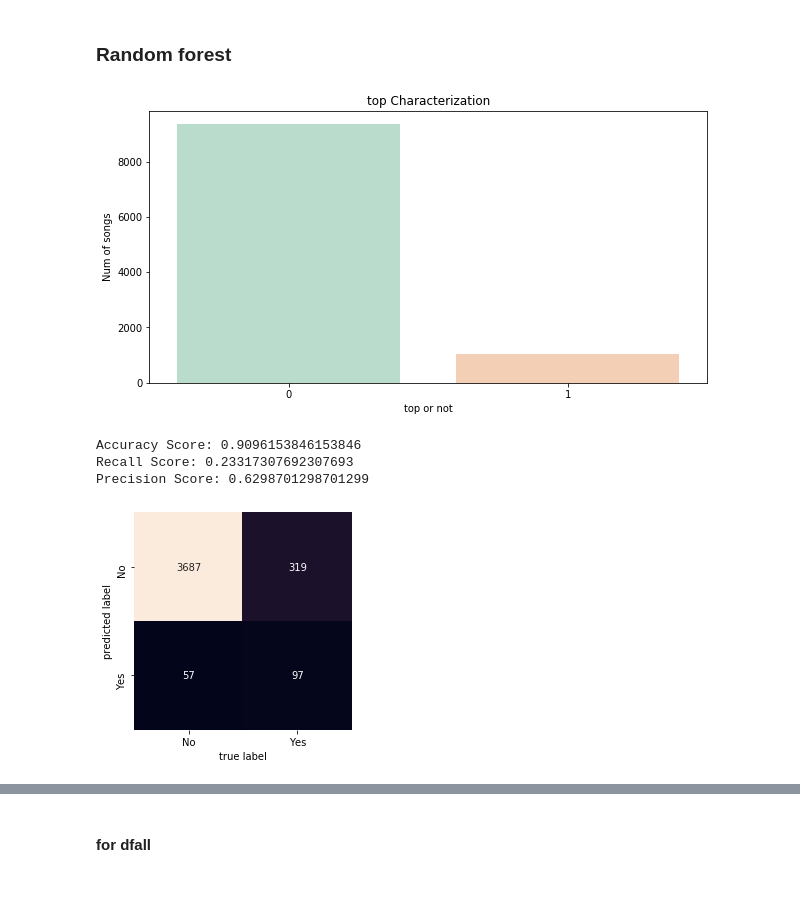
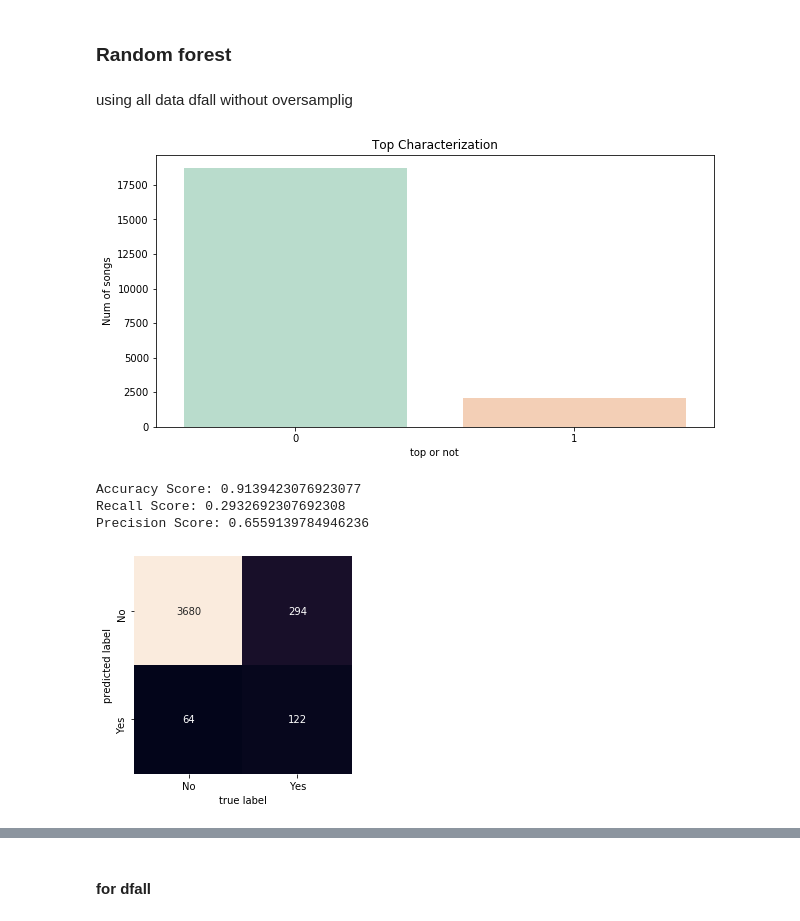
Before and after one commit to Mgallese97/Data-Science-in-Practice, a Jupyter notebook: Project/Projecttrial-Copy2.ipynb, the cells around one changed output, grey strips where cells are left out. Cells and saved outputs as stored; diff of their text form; code cells hidden in the pictures; blank space fills up the shorter version.

```diff
--- a/Project/Projecttrial.ipynb
+++ b/Project/Projecttrial-Copy2.ipynb
@@ -293,16 +299,18 @@ from sklearn.metrics import confusion_matrix , classification_report
 from sklearn.metrics import roc_curve, precision_recall_curve, auc, make_scorer, recall_score, accuracy_score, precision_score, confusion_matrix,average_precision_score
 # %% [markdown]
 ### Random forest
+# %% [markdown]
+using all data dfall without oversamplig
 # %%
 plt.figure(figsize=(10, 5))
-ax = sns.countplot(data=df19, x='top',palette="Pastel2")
+ax = sns.countplot(data=dfall, x='top',palette="Pastel2")
 ax.set(xlabel='top or not', ylabel='Num of songs')
 plt.title("Top Characterization")
 plt.show()
 # %% [output]
-[figure, old version]
+[figure, new version]
 # %%
-features=['danceability','energy','key','loudness','mode' ,'speechiness','acousticness','instrumentalness','liveness','valence','tempo']
+features=['danceability','energy','key','loudness','mode' ,'speechiness','acousticness','instrumentalness','liveness','valence','tempo','time_signature','duration_ms']
 X=dfall[features]
 y=dfall['top']
 X_train, X_test, y_train, y_test = train_test_split(X, y,stratify=y, test_size=0.2)
@@ -323,7 +331,7 @@ print("Accuracy Score:",accuracy_score(y_test,y_pred))
 print("Recall Score:",recall_score(y_test,y_pred,labels=[1,0]))
 print("Precision Score:",precision_score(y_test,y_pred,labels=[1,0]))
 # %% [output]
-Accuracy Score: 0.9096153846153846
-Recall Score: 0.23317307692307693
-Precision Score: 0.6298701298701299
+Accuracy Score: 0.9139423076923077
+Recall Score: 0.2932692307692308
+Precision Score: 0.6559139784946236
 [figure]
```
Also changed, not shown: parts of 41 cells of this notebook, 1 other file.
